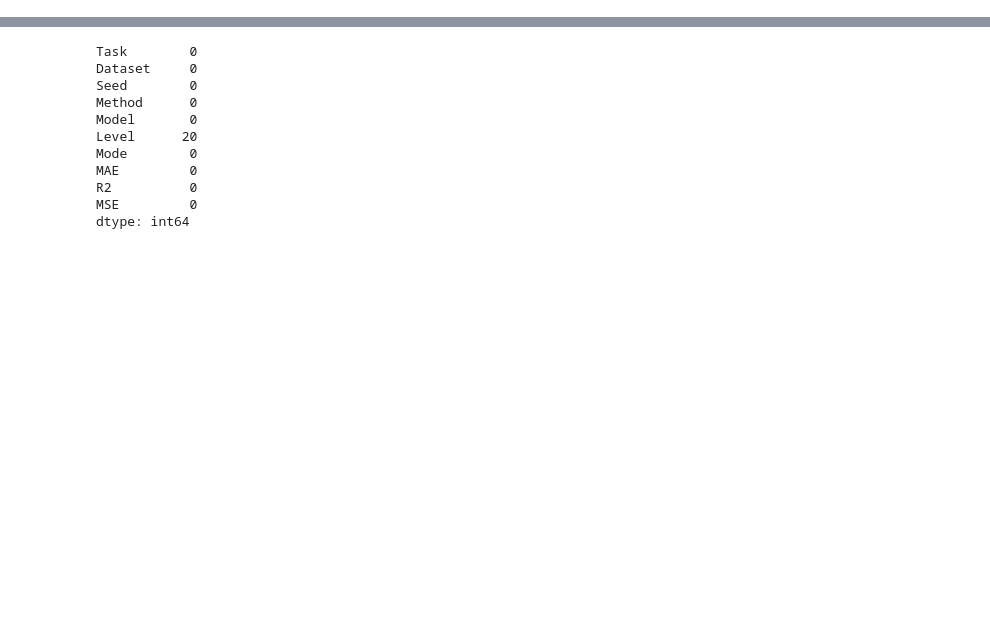
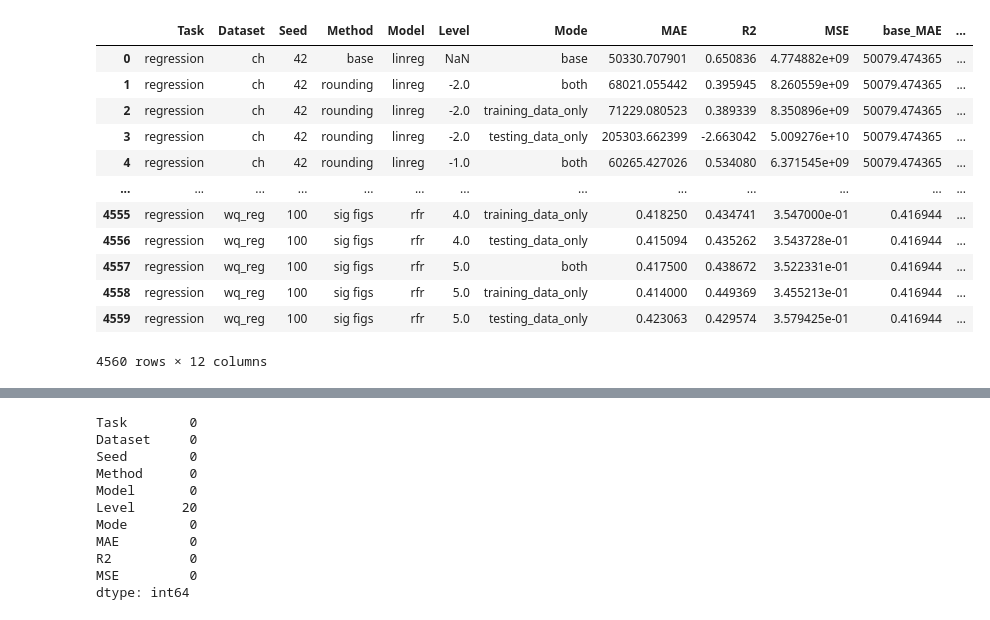
Before and after one commit to A-George26826/Numerical-Precision-Res-Official, a Jupyter notebook: data_analysis.ipynb, the cells around one changed output, grey strips where cells are left out. Drawn from its saved outputs; the diff is of its cells as text; code cells hidden in the pictures; blank space fills up the shorter version.

```diff
--- a/data_analysis.ipynb
+++ b/data_analysis.ipynb
@@ -65,0 +149,23 @@ anova_table_pin_class
+# %%
+# regression_df["acc_rel"] = regression_df["MAE"] / regression_df["base_MAE"]
+regression_df["acc_drop"] = (regression_df["MAE"] - regression_df["base_MAE"]) / regression_df["base_MAE"]
+
+
+regression_nonbase_newwww = regression_df[
+    regression_df["Method"] != "base"
+].copy()
+regression_df
+# %% [output]
+|  | Task | Dataset | Seed | Method | Model | Level | Mode | MAE | R2 | MSE | base_MAE | ... |
+| 0 | regression | ch | 42 | base | linreg | NaN | base | 50330.707901 | 0.650836 | 4.774882e+09 | 50079.474365 | ... |
+| 1 | regression | ch | 42 | rounding | linreg | -2.0 | both | 68021.055442 | 0.395945 | 8.260559e+09 | 50079.474365 | ... |
+| 2 | regression | ch | 42 | rounding | linreg | -2.0 | training_data_only | 71229.080523 | 0.389339 | 8.350896e+09 | 50079.474365 | ... |
+| 3 | regression | ch | 42 | rounding | linreg | -2.0 | testing_data_only | 205303.662399 | -2.663042 | 5.009276e+10 | 50079.474365 | ... |
+| 4 | regression | ch | 42 | rounding | linreg | -1.0 | both | 60265.427026 | 0.534080 | 6.371545e+09 | 50079.474365 | ... |
+| ... | ... | ... | ... | ... | ... | ... | ... | ... | ... | ... | ... | ... |
+| 4555 | regression | wq_reg | 100 | sig figs | rfr | 4.0 | training_data_only | 0.418250 | 0.434741 | 3.547000e-01 | 0.416944 | ... |
+| 4556 | regression | wq_reg | 100 | sig figs | rfr | 4.0 | testing_data_only | 0.415094 | 0.435262 | 3.543728e-01 | 0.416944 | ... |
+| 4557 | regression | wq_reg | 100 | sig figs | rfr | 5.0 | both | 0.417500 | 0.438672 | 3.522331e-01 | 0.416944 | ... |
+| 4558 | regression | wq_reg | 100 | sig figs | rfr | 5.0 | training_data_only | 0.414000 | 0.449369 | 3.455213e-01 | 0.416944 | ... |
+| 4559 | regression | wq_reg | 100 | sig figs | rfr | 5.0 | testing_data_only | 0.423063 | 0.429574 | 3.579425e-01 | 0.416944 | ... |
+4560 rows × 12 columns
```
Also changed, not shown: parts of 24 cells of this notebook, 30 other files.
